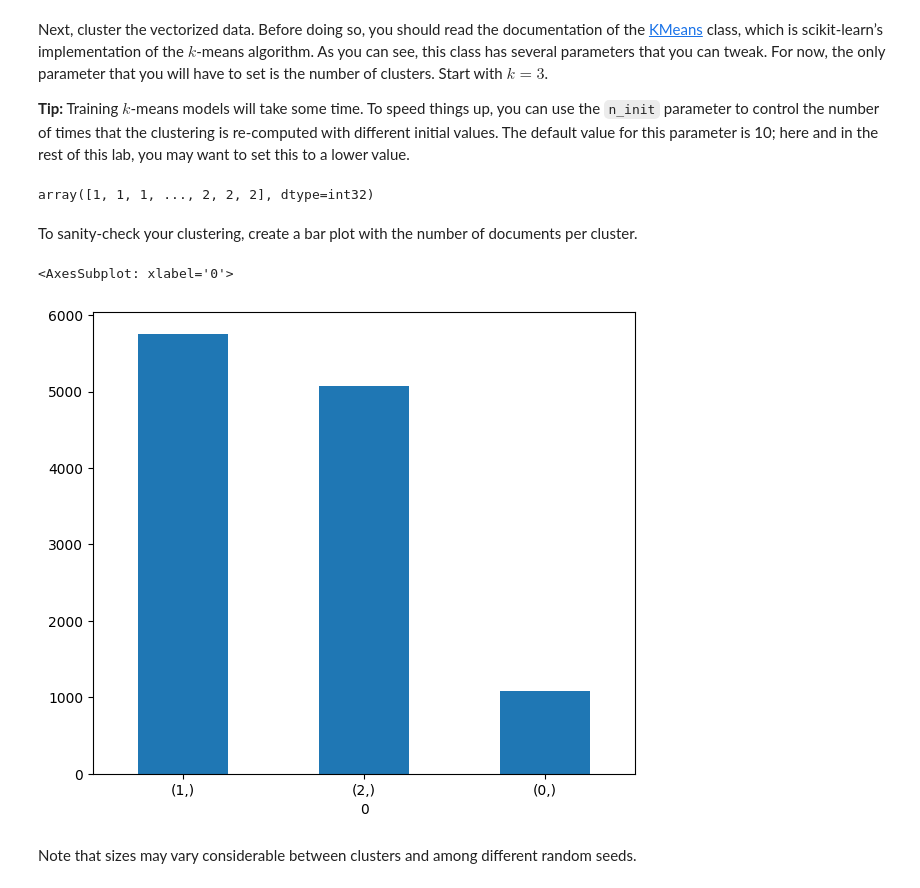
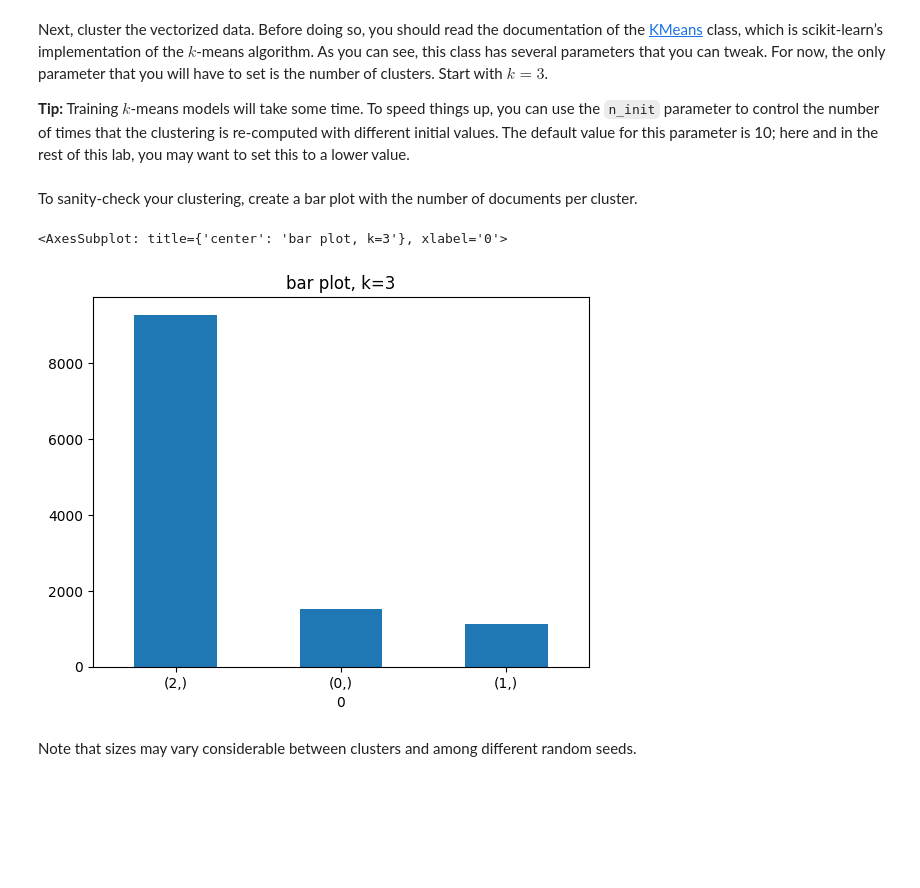
Before and after one commit to honzh073/txm, a Jupyter notebook: Lab3/Group(Bingrui&Hong)-TM-L3.ipynb, the cells around one changed output. Drawn from its saved outputs; the diff is of its cells as text; code cells hidden in the pictures; blank space fills up the shorter version.

```diff
--- a/Lab3/Group(Bingrui&Hong)-TM-L3.ipynb
+++ b/Lab3/Group(Bingrui&Hong)-TM-L3.ipynb
@@ -56,21 +56,23 @@ Next, cluster the vectorized data. Before doing so, you should read the document
 # TODO: Enter code here to cluster the vectorized data
 from sklearn.cluster import KMeans
 
-kmeans = KMeans(n_clusters=3, random_state=0, n_init = 8).fit(reviews)
-# kmeans.
-kmeans.labels_
+n_class = 3
+kmeans = KMeans(n_clusters=n_class,n_init=6).fit(reviews)
-# %% [output]
-array([1, 1, 1, ..., 2, 2, 2], dtype=int32)
 # %% [markdown]
 To sanity-check your clustering, create a bar plot with the number of documents per cluster.
-# %%
-# TODO: Enter code here to produce a bar plot of the cluster size
-
-# Convert NumPy Array to Pandas DataFrame, then using Bar plot of pandas
-pd.DataFrame(kmeans.labels_).value_counts().plot(kind='bar', figsize=(7, 6), rot=0)
-# %% [output]
-<AxesSubplot: xlabel='0'>
-[figure, removed]
+# %%
+# TODO: Enter code here to produce a bar plot of the cluster size
+# import matplotlib.pyplot as plt
+# y = (len(kmeans.labels_[kmeans.labels_==0]),len(kmeans.labels_[kmeans.labels_==1]),len(kmeans.labels_[kmeans.labels_==2]))
+# plt.bar((0,1,2),y)
+# plt.xlabel("Cluster", labelpad=14)
+# plt.ylabel("Numbers", labelpad=14)
+import matplotlib.pyplot as plt
+
+pd.DataFrame(kmeans.labels_).value_counts().plot(kind='bar', rot=0, title='bar plot, k=3')
+# %% [output]
+<AxesSubplot: title={'center': 'bar plot, k=3'}, xlabel='0'>
+[figure, added]
 # %% [markdown]
 Note that sizes may vary considerable between clusters and among different random seeds.
 # %% [markdown]
```
Also changed, not shown: parts of 20 cells of this notebook, 5 other files.
